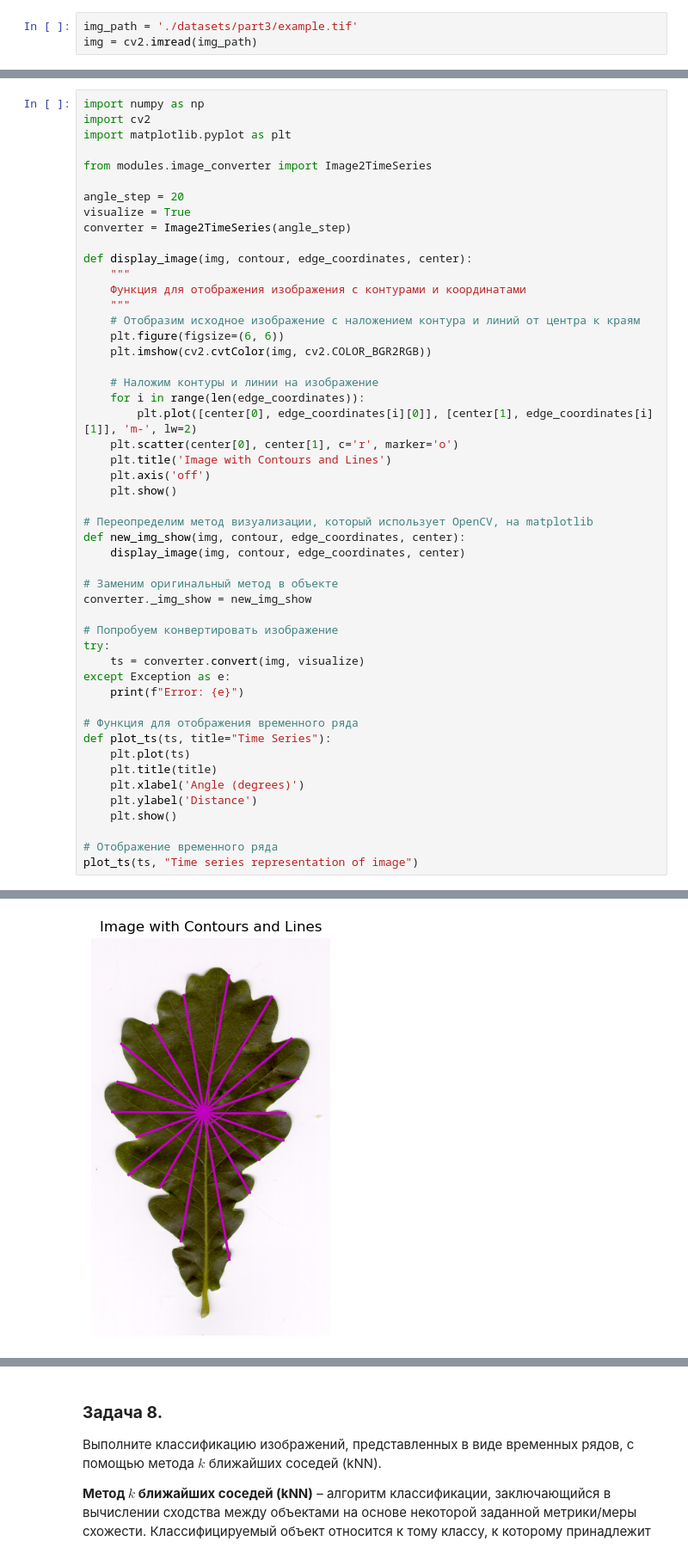
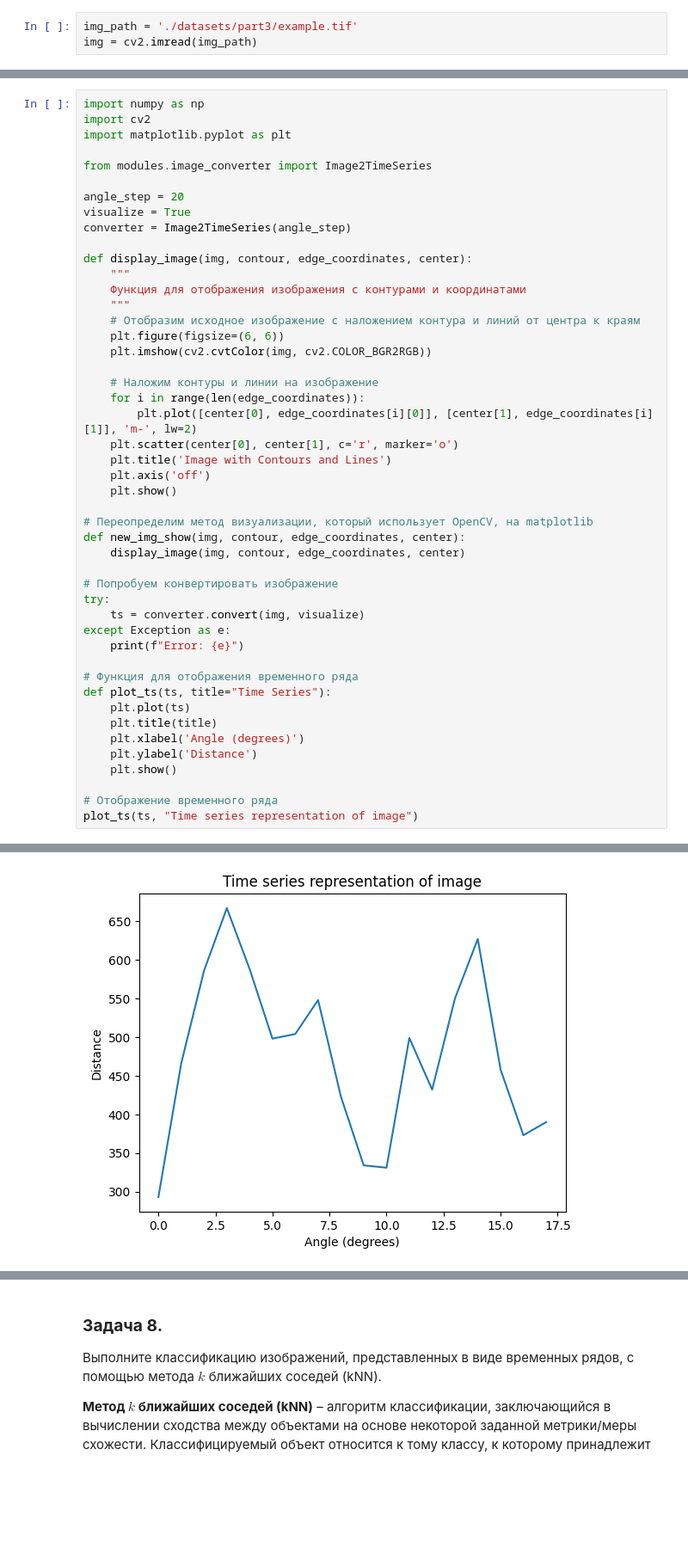
Before and after one commit to wilkak/2024-Gorbunov-TimeSeriesCourse, a Jupyter notebook: practice/01 Basics/01 Basics.ipynb, the cells around one changed output, grey strips where cells are left out. Shown at 86% size. Drawn from its saved outputs; the diff is of its cells as text; blank space fills up the shorter version.

```diff
--- a/practice/01 Basics/01 Basics.ipynb
+++ b/practice/01 Basics/01 Basics.ipynb
@@ -560,34 +654,31 @@ def display_image(img, contour, edge_coordinates, center):
     # Наложим контуры и линии на изображение
     for i in range(len(edge_coordinates)):
         plt.plot([center[0], edge_coordinates[i][0]], [center[1], edge_coordinates[i][1]], 'm-', lw=2)
     plt.scatter(center[0], center[1], c='r', marker='o')
     plt.title('Image with Contours and Lines')
     plt.axis('off')
     plt.show()
 
 # Переопределим метод визуализации, который использует OpenCV, на matplotlib
 def new_img_show(img, contour, edge_coordinates, center):
     display_image(img, contour, edge_coordinates, center)
 
-# Заменим оригинальный метод в объекте
-converter._img_show = new_img_show
-
 # Попробуем конвертировать изображение
 try:
     ts = converter.convert(img, visualize)
 except Exception as e:
     print(f"Error: {e}")
 
 # Функция для отображения временного ряда
 def plot_ts(ts, title="Time Series"):
     plt.plot(ts)
     plt.title(title)
     plt.xlabel('Angle (degrees)')
     plt.ylabel('Distance')
     plt.show()
 
 # Отображение временного ряда
 plot_ts(ts, "Time series representation of image")
 # %% [output]
 (1442, 867)
-[figure, old version]
+[figure, new version]
```
Also changed, not shown: parts of 21 cells of this notebook, 1 other file.
